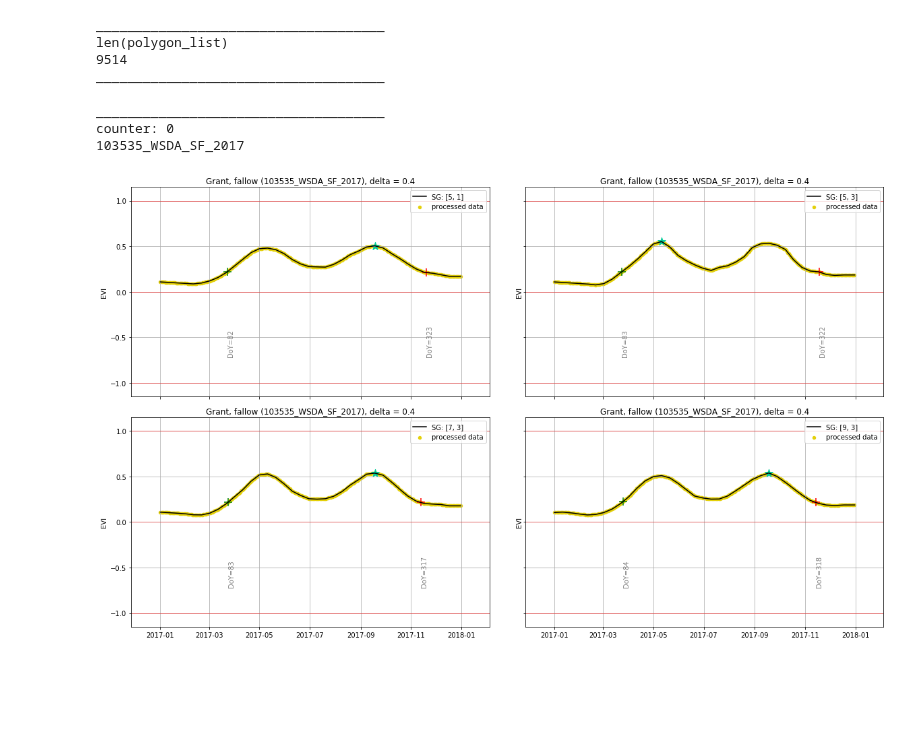
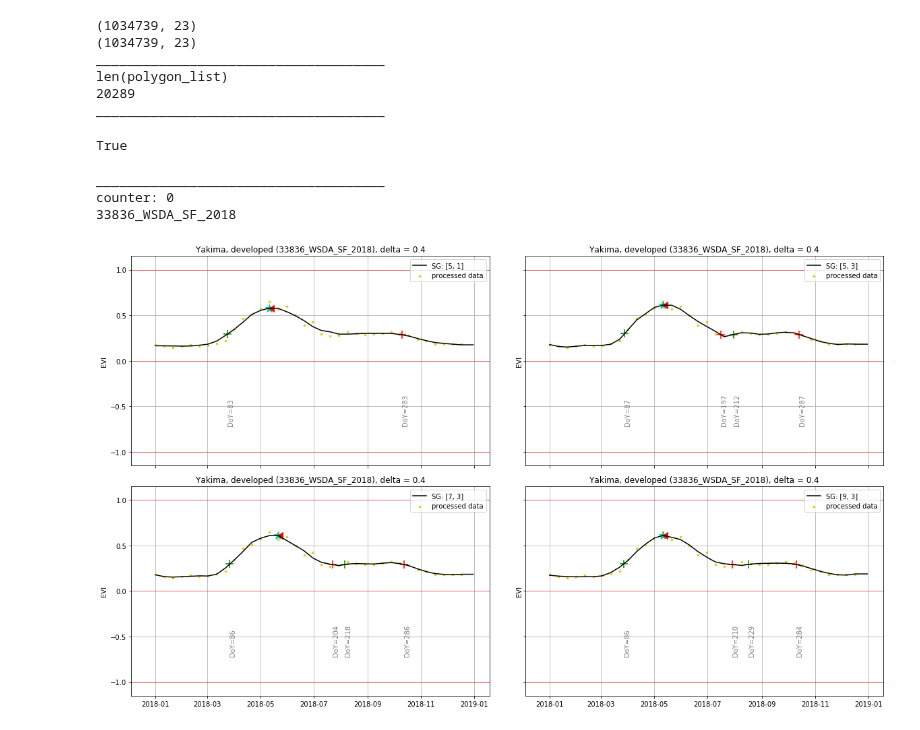
Before and after one commit to sunil21075/Ag, a Jupyter notebook: remote_sensing/python/Local_Jupyter_NoteBooks/scratches_to_experiment/fine_granularity_plot_1.ipynb, the cells around one changed output. Cells and saved outputs as stored; diff of their text form; code cells hidden in the pictures; blank space fills up the shorter version.

```diff
--- a/remote_sensing/python/Local_Jupyter_NoteBooks/scratches_to_experiment/fine_granularity_plot_1.ipynb
+++ b/remote_sensing/python/Local_Jupyter_NoteBooks/scratches_to_experiment/fine_granularity_plot_1.ipynb
@@ -61,5 +76,0 @@ if 'Date' in a_df.columns:
-# %%
-a_df = a_df[a_df['county'] == given_county.replace("_", " ")] # Filter Grant
-a_df = rc.filter_out_NASS(a_df) # Toss NASS
-a_df = rc.filter_by_lastSurvey(a_df, year = SF_year) # filter by last survey date
-a_df['SF_year'] = SF_year
@@ -85,6 +77,11 @@ a_df = rc.initial_clean(df = a_df, column_to_be_cleaned = indeks)
 # %%
+print (a_df.shape)
+
+a_df = rc.initial_clean(df = a_df, column_to_be_cleaned = indeks)
+
 an_EE_TS = a_df.copy()
-del(a_df)
+
+print (an_EE_TS.shape)
 
 ### List of unique polygons
 polygon_list = np.sort(an_EE_TS['ID'].unique())
@@ -95,17 +92,9 @@ print ("_____________________________________")
 
 counter = 0
 # %% [output]
+(1034739, 23)
+(1034739, 23)
 _____________________________________
 len(polygon_list)
-9514
+20289
 _____________________________________
-# %%
-a_poly = "103535_WSDA_SF_2017"
-if (counter%10 == 0):
-        print ("_____________________________________")
-        print ("counter: " + str(counter))
-        print (a_poly)
-# %% [output]
-_____________________________________
-counter: 0
-103535_WSDA_SF_2017
@@ -123,4 +101,29 @@ curr_field.sort_values(by=['image_year', 'doy'], inplace=True)
+# %%
+a_poly = "33836_WSDA_SF_2018"
+
+a_poly in (polygon_list)
+# %% [output]
+True
 # %%
+
+a_poly = "33836_WSDA_SF_2018"
+if (counter%10 == 0):
+        print ("_____________________________________")
+        print ("counter: " + str(counter))
+        print (a_poly)
+
+curr_field = an_EE_TS[an_EE_TS['ID']==a_poly].copy()
+
+#
+#  filter just one year to have a clean SOS EOS stuff
+#
+curr_field = curr_field[curr_field.image_year == SF_year]
+
+################################################################
+# Sort by DoY (sanitary check)
+curr_field.sort_values(by=['image_year', 'doy'], inplace=True)
+
+
 fig, axs = plt.subplots(2, 2, figsize=(20,12),
                         sharex='col', sharey='row',
                         gridspec_kw={'hspace': 0.1, 'wspace': .1});
@@ -135,33 +138,34 @@ SFYr = SF_year
 ax=ax1
 deltA= minFinderDetla
 onset_cut = sos_thresh
 offset_cut = eos_thresh
-
-
 
 rcp.SG_1yr_panels_clean_sciPy_My_Peaks_SOS_fineGranularity(dataAB = curr_field,
                                                    idx=indeks,
                                                    SG_params=[5, 1],
                                                    SFYr = SF_year, ax=ax1, deltA= minFinderDetla,
                                                    onset_cut = sos_thresh,
                                                    offset_cut = eos_thresh);
 
 rcp.SG_1yr_panels_clean_sciPy_My_Peaks_SOS_fineGranularity(dataAB = curr_field,
                                            idx=indeks, SG_params=[5, 3],
                                            SFYr=SF_year, ax=ax2, deltA=minFinderDetla,
                                            onset_cut = sos_thresh,
                                            offset_cut = eos_thresh);
 
 rcp.SG_1yr_panels_clean_sciPy_My_Peaks_SOS_fineGranularity(dataAB = curr_field,
                                            idx = indeks, SG_params=[7, 3],
                                            SFYr = SF_year, ax=ax3, deltA=minFinderDetla,
                                            onset_cut = sos_thresh,
                                            offset_cut = eos_thresh);
 
 rcp.SG_1yr_panels_clean_sciPy_My_Peaks_SOS_fineGranularity(dataAB = curr_field,
                                            idx=indeks, SG_params=[9, 3],
                                            SFYr=SF_year, ax=ax4, deltA=minFinderDetla,
                                            onset_cut = sos_thresh,
                                            offset_cut = eos_thresh)
 # %% [output]
+_____________________________________
+counter: 0
+33836_WSDA_SF_2018
-[figure, old version]
+[figure, new version]
```
Also changed, not shown: parts of 17 cells of this notebook, 34 other files.
